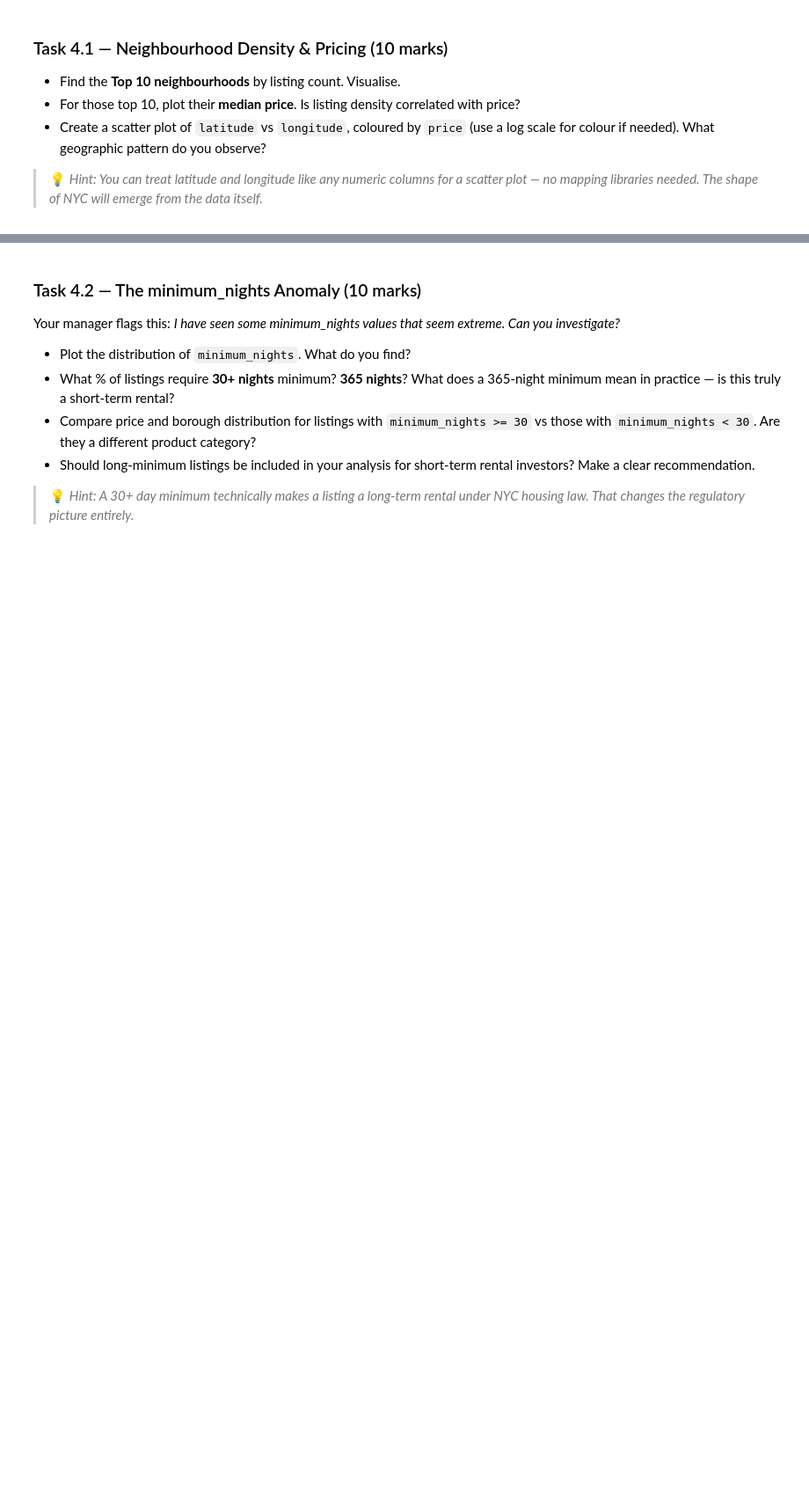
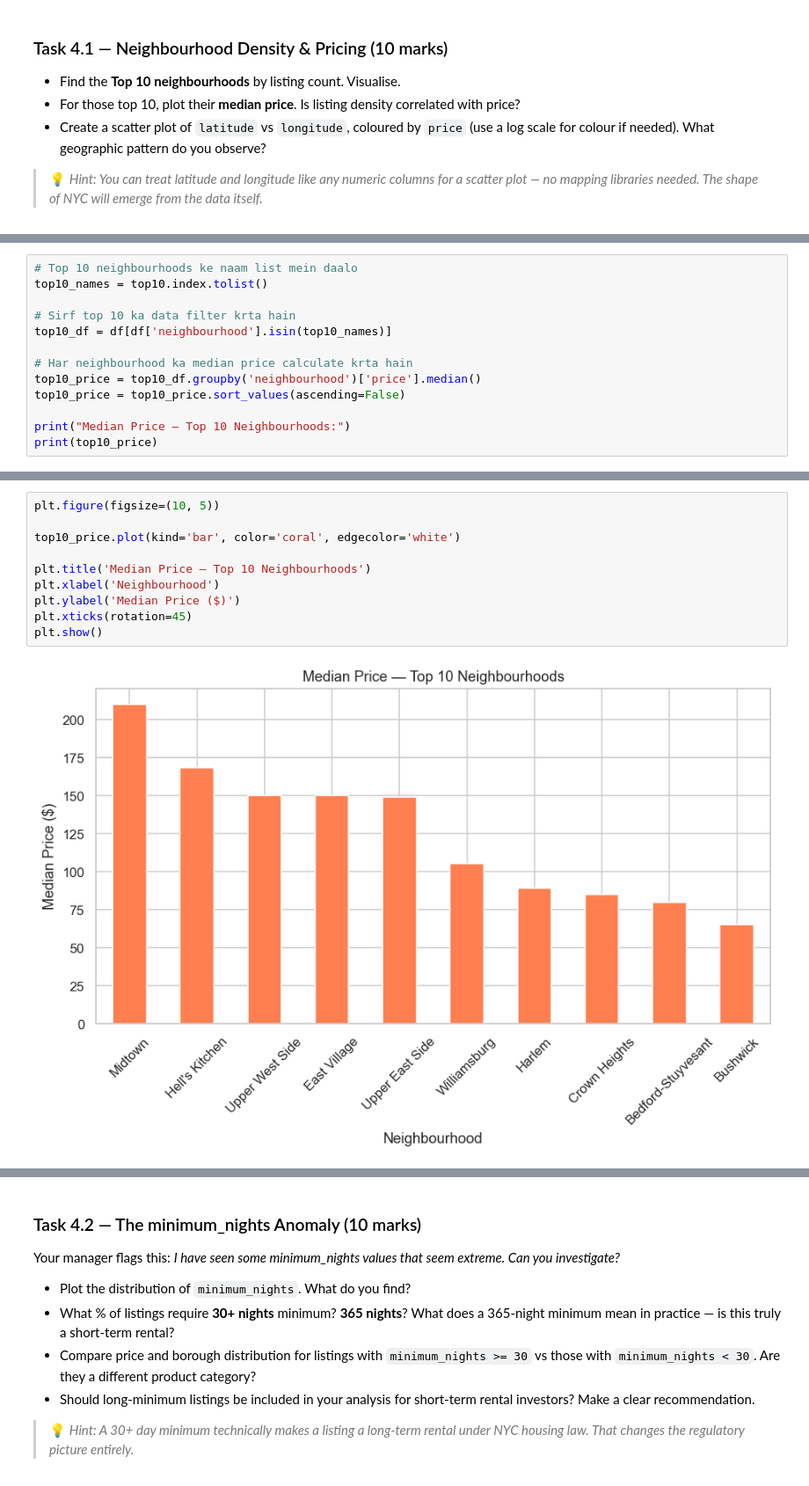
Before and after one commit to tashfeen786/Netsol-week-2, a Jupyter notebook: EDA_Assignment_NYC_Airbnb .ipynb, the cells around one changed output, grey strips where cells are left out. Shown at 88% size. Drawn from its saved outputs; the diff is of its cells as text; blank space fills up the shorter version.

```diff
--- a/EDA_Assignment_NYC_Airbnb .ipynb
+++ b/EDA_Assignment_NYC_Airbnb .ipynb
@@ -885,0 +913,13 @@ Your investors will ask: *Where exactly should we buy?*
+# %%
+# Top 10 neighbourhoods ke naam list mein daalo
+top10_names = top10.index.tolist()
+
+# Sirf top 10 ka data filter krta hain
+top10_df = df[df['neighbourhood'].isin(top10_names)]
+
+# Har neighbourhood ka median price calculate krta hain
+top10_price = top10_df.groupby('neighbourhood')['price'].median()
+top10_price = top10_price.sort_values(ascending=False)
+
+print("Median Price — Top 10 Neighbourhoods:")
+print(top10_price)
@@ -885,0 +940,12 @@ Your investors will ask: *Where exactly should we buy?*
+# %%
+plt.figure(figsize=(10, 5))
+
+top10_price.plot(kind='bar', color='coral', edgecolor='white')
+
+plt.title('Median Price — Top 10 Neighbourhoods')
+plt.xlabel('Neighbourhood')
+plt.ylabel('Median Price ($)')
+plt.xticks(rotation=45)
+plt.show()
+# %% [output]
+[figure, added]
```
Also changed, not shown: parts of 7 cells of this notebook.
